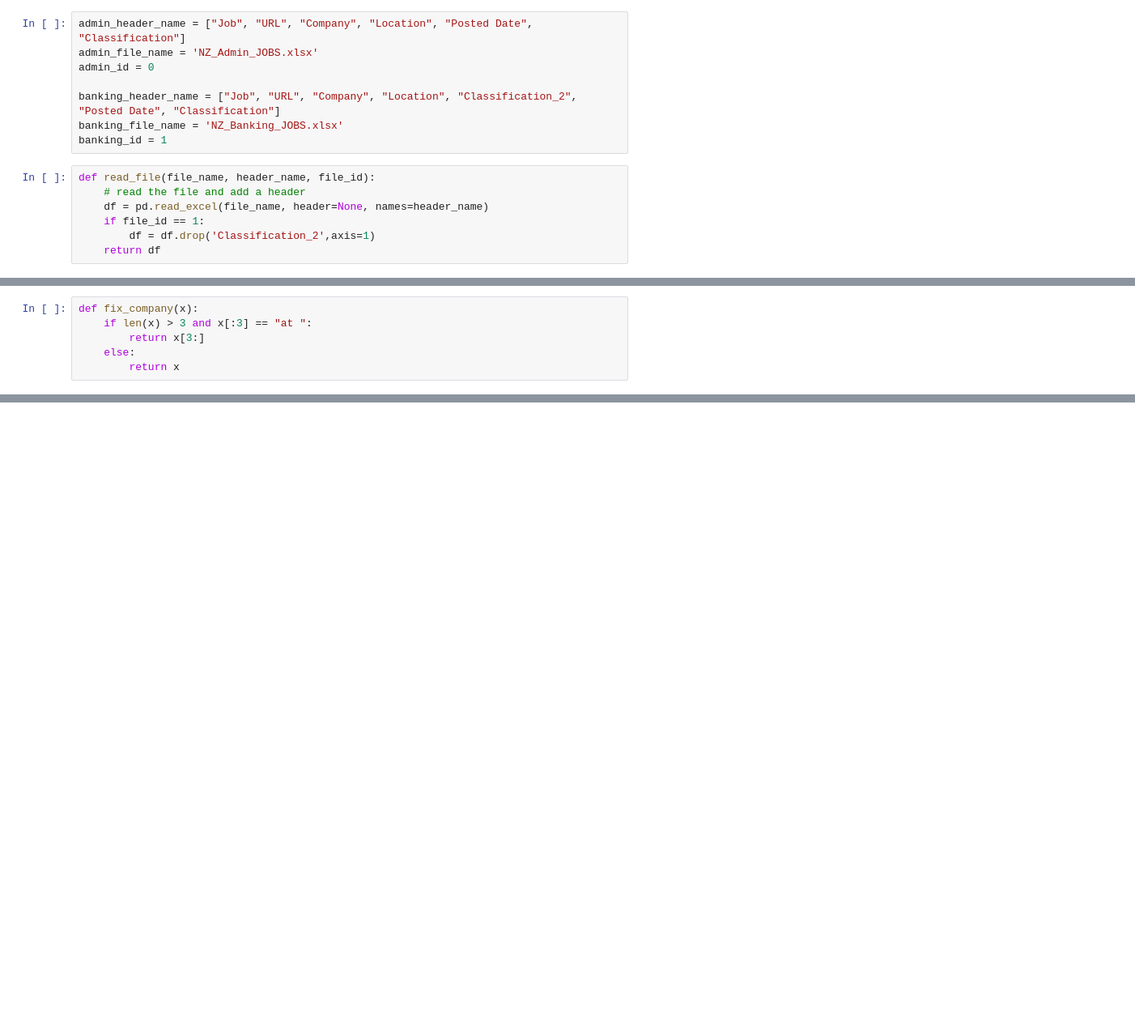
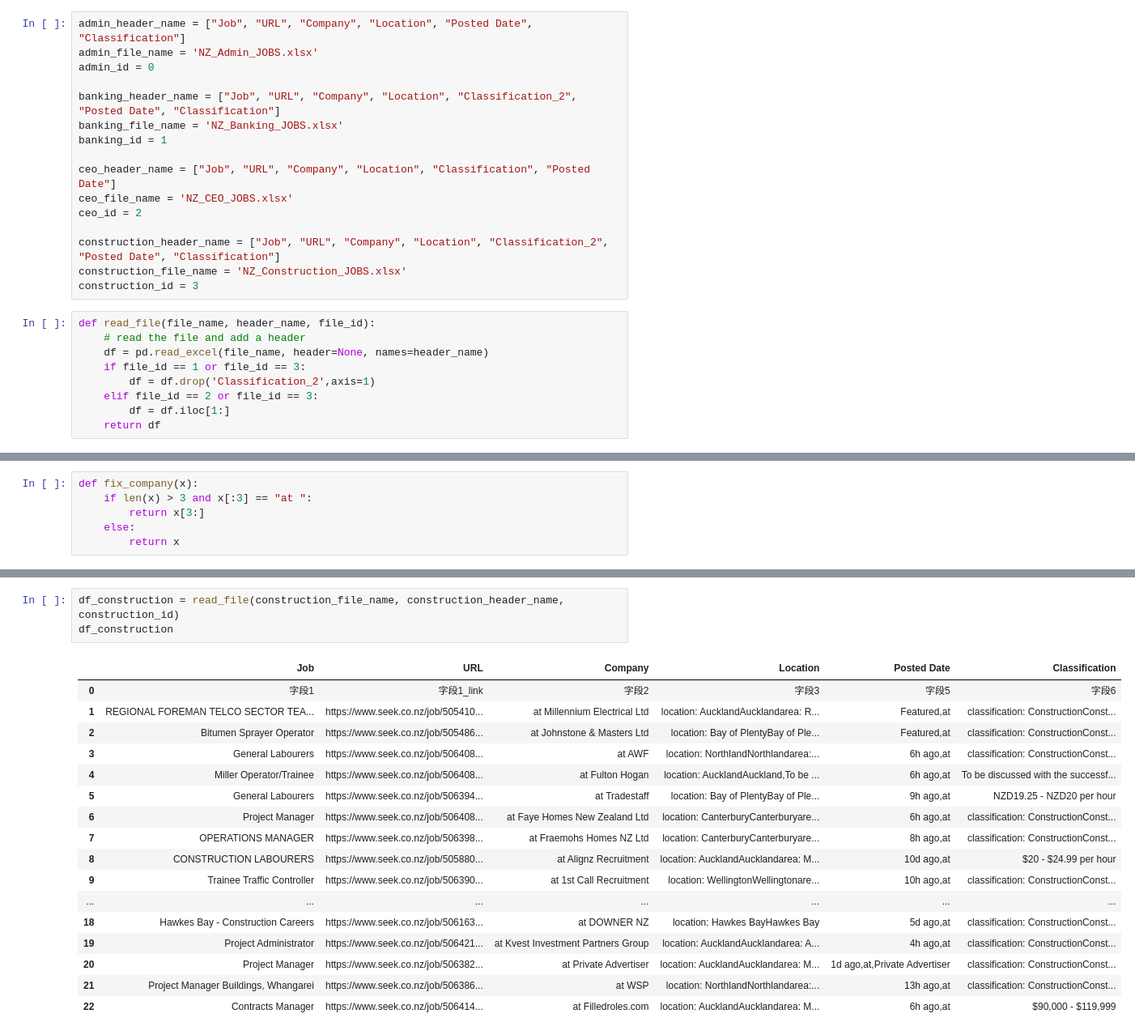
Before and after one commit to juweiyu/NZ_Seek, a Jupyter notebook: data_cleaning.ipynb, the cells around one changed output, grey strips where cells are left out. Shown at 81% size. Cells and saved outputs as stored; diff of their text form; blank space fills up the shorter version.

```diff
--- a/data_cleaning.ipynb
+++ b/data_cleaning.ipynb
@@ -12,12 +12,22 @@ admin_id = 0
 banking_header_name = ["Job", "URL", "Company", "Location", "Classification_2", "Posted Date", "Classification"]
 banking_file_name = 'NZ_Banking_JOBS.xlsx'
 banking_id = 1
+
+ceo_header_name = ["Job", "URL", "Company", "Location", "Classification", "Posted Date"]
+ceo_file_name = 'NZ_CEO_JOBS.xlsx'
+ceo_id = 2
+
+construction_header_name = ["Job", "URL", "Company", "Location", "Classification_2", "Posted Date", "Classification"]
+construction_file_name = 'NZ_Construction_JOBS.xlsx'
+construction_id = 3
 # %%
 def read_file(file_name, header_name, file_id):
     # read the file and add a header
     df = pd.read_excel(file_name, header=None, names=header_name)
-    if file_id == 1:
+    if file_id == 1 or file_id == 3:
         df = df.drop('Classification_2',axis=1)
+    elif file_id == 2 or file_id == 3:
+        df = df.iloc[1:]
     return df
 # %%
 def cut_half(x):
@@ -234,0 +313,21 @@ See the caveats in the documentation: http://pandas.pydata.org/pandas-docs/stabl
+# %%
+df_construction = read_file(construction_file_name, construction_header_name, construction_id)
+df_construction
+# %% [output]
+|  | Job | URL | Company | Location | Posted Date | Classification |
+| 0 | 字段1 | 字段1_link | 字段2 | 字段3 | 字段5 | 字段6 |
+| 1 | REGIONAL FOREMAN TELCO SECTOR TEA... | https://www.seek.co.nz/job/505410... | at Millennium Electrical Ltd | location: AucklandAucklandarea: R... | Featured,at | classification: ConstructionConst... |
+| 2 | Bitumen Sprayer Operator | https://www.seek.co.nz/job/505486... | at Johnstone & Masters Ltd | location: Bay of PlentyBay of Ple... | Featured,at | classification: ConstructionConst... |
+| 3 | General Labourers | https://www.seek.co.nz/job/506408... | at AWF | location: NorthlandNorthlandarea:... | 6h ago,at | classification: ConstructionConst... |
+| 4 | Miller Operator/Trainee | https://www.seek.co.nz/job/506408... | at Fulton Hogan | location: AucklandAuckland,To be ... | 6h ago,at | To be discussed with the successf... |
+| 5 | General Labourers | https://www.seek.co.nz/job/506394... | at Tradestaff | location: Bay of PlentyBay of Ple... | 9h ago,at | NZD19.25 - NZD20 per hour |
+| 6 | Project Manager | https://www.seek.co.nz/job/506408... | at Faye Homes New Zealand Ltd | location: CanterburyCanterburyare... | 6h ago,at | classification: ConstructionConst... |
+| 7 | OPERATIONS MANAGER | https://www.seek.co.nz/job/506398... | at Fraemohs Homes NZ Ltd | location: CanterburyCanterburyare... | 8h ago,at | classification: ConstructionConst... |
+| 8 | CONSTRUCTION LABOURERS | https://www.seek.co.nz/job/505880... | at Alignz Recruitment | location: AucklandAucklandarea: M... | 10d ago,at | $20 - $24.99 per hour |
+| 9 | Trainee Traffic Controller | https://www.seek.co.nz/job/506390... | at 1st Call Recruitment | location: WellingtonWellingtonare... | 10h ago,at | classification: ConstructionConst... |
+| ... | ... | ... | ... | ... | ... | ... |
+| 18 | Hawkes Bay - Construction Careers | https://www.seek.co.nz/job/506163... | at DOWNER NZ | location: Hawkes BayHawkes Bay | 5d ago,at | classification: ConstructionConst... |
+| 19 | Project Administrator | https://www.seek.co.nz/job/506421... | at Kvest Investment Partners Group | location: AucklandAucklandarea: A... | 4h ago,at | classification: ConstructionConst... |
+| 20 | Project Manager | https://www.seek.co.nz/job/506382... | at Private Advertiser | location: AucklandAucklandarea: M... | 1d ago,at,Private Advertiser | classification: ConstructionConst... |
+| 21 | Project Manager Buildings, Whangarei | https://www.seek.co.nz/job/506386... | at WSP | location: NorthlandNorthlandarea:... | 13h ago,at | classification: ConstructionConst... |
+| 22 | Contracts Manager | https://www.seek.co.nz/job/506414... | at Filledroles.com | location: AucklandAucklandarea: M... | 6h ago,at | $90,000 - $119,999 |
```
Also changed, not shown: parts of 10 cells of this notebook.
